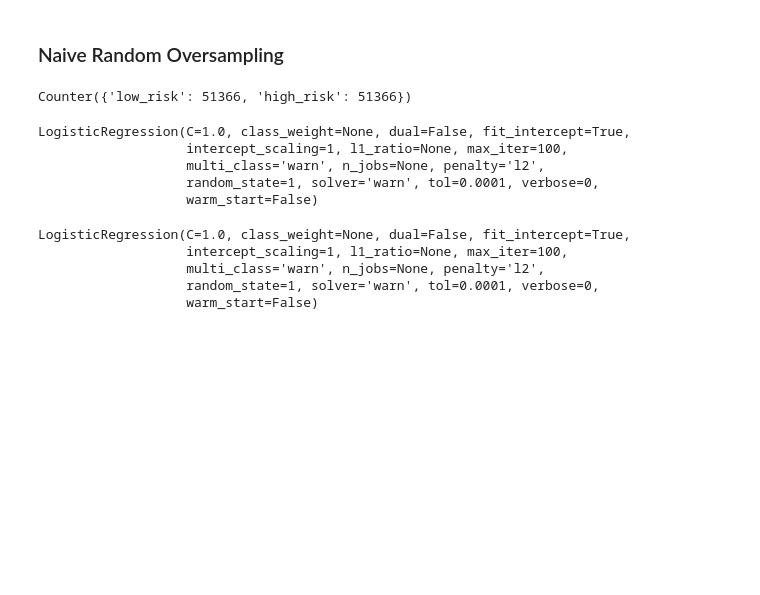
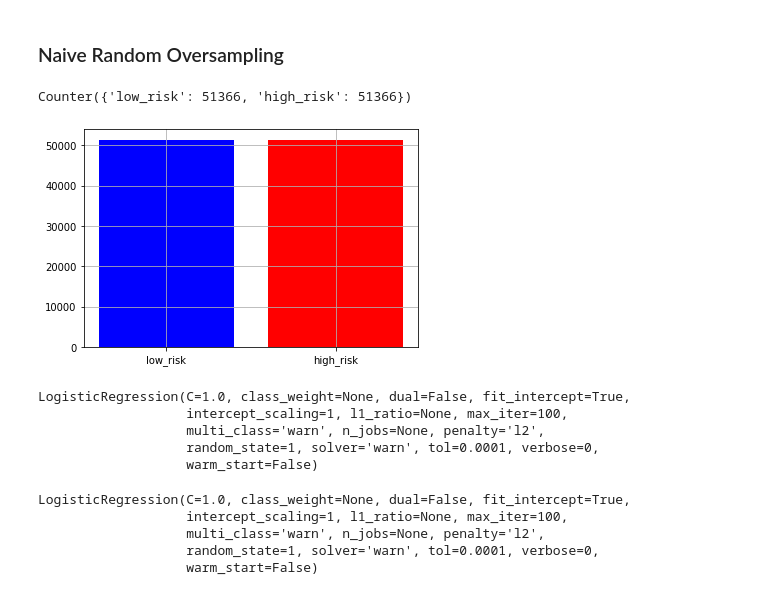
Before and after one commit to jennifermulroy/11-Machine-Learning, a Jupyter notebook: credit_risk_resampling.ipynb, the cells around one changed output. Drawn from its saved outputs; the diff is of its cells as text; code cells hidden in the pictures; blank space fills up the shorter version.

```diff
--- a/credit_risk_resampling.ipynb
+++ b/credit_risk_resampling.ipynb
@@ -157,6 +172,14 @@ X_res, y_res = ros.fit_resample(X_train, y_train)
 Counter(y_res)
 # %% [output]
 Counter({'low_risk': 51366, 'high_risk': 51366})
+# %%
+y_res_vis = Counter(y_res)
+
+plt.bar(y_res_vis.keys(), y_res_vis.values(), color=['blue', 'red'])
+plt.grid(True)
+plt.show()
+# %% [output]
+[figure, added]
 # %%
 from sklearn.linear_model import LogisticRegression
 classifier = LogisticRegression(
```
Also changed, not shown: parts of 15 cells of this notebook.
